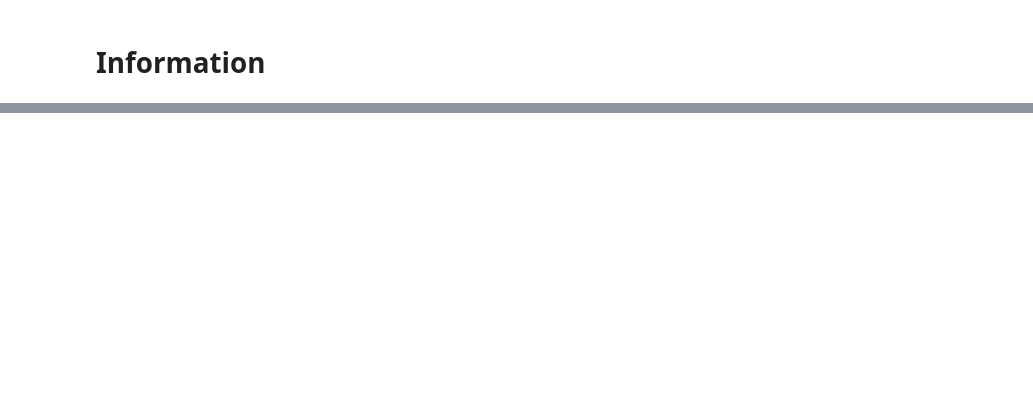
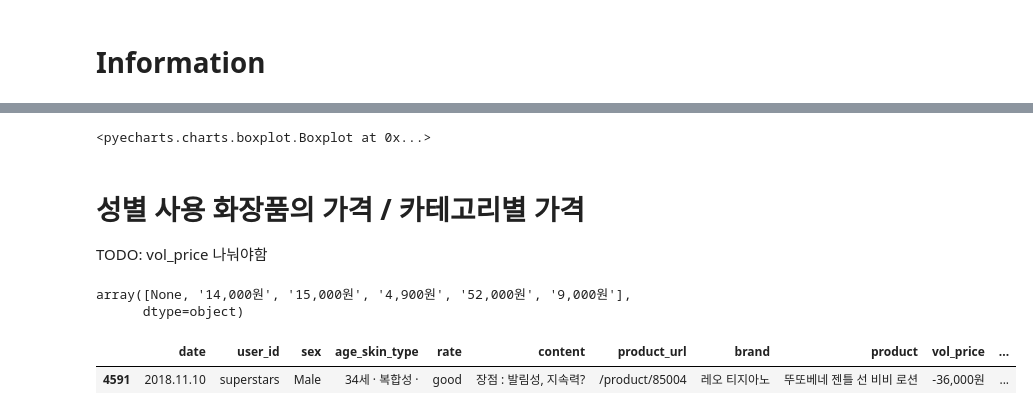
Before and after one commit to DataNetworkAnalysis/Cosmetic-Recommendation-for-Man, a Jupyter notebook: notebook/EDA.ipynb, the cells around one changed output, grey strips where cells are left out. Drawn from its saved outputs; the diff is of its cells as text; code cells hidden in the pictures; blank space fills up the shorter version.

```diff
--- a/notebook/EDA.ipynb
+++ b/notebook/EDA.ipynb
@@ -44,0 +64,29 @@ print('전체 리뷰 수: ',unique_product_df.nb_reviews.sum())
+# %%
+# make unique id
+glowpick['unique_id'] = np.arange(glowpick.shape[0])
+# %%
+# sex type
+sex_dict = {
+    'f':'Female',
+    'm':'Male'
+}
+glowpick.sex = glowpick.sex.map(sex_dict)
+# %%
+# age and skin_type
+age_skin_type_df = glowpick.age_skin_type.str.replace('·','').str.split('  ', expand=True)
+age_skin_type_df.columns = ['age','skin_type']
+age_skin_type_df.skin_type = age_skin_type_df.skin_type.str.strip()
+age_skin_type_df.age = age_skin_type_df.age.str.replace('세','').astype(int)
+glowpick = pd.concat([glowpick,age_skin_type_df], axis=1)
+
+remove_id = glowpick[glowpick.age > 100].unique_id.tolist()
+remove_id.extend(glowpick[glowpick.age < 10].unique_id.tolist())
+print('이상치 수: ',len(remove_id))
+glowpick = glowpick[~glowpick.unique_id.isin(remove_id)]
+
+def age_category(x):
+    for i in range(10,110,10):
+        if x < i:
+            return f'{i}대'
+
+glowpick['age'] = glowpick.age.map(age_category)
@@ -44,0 +175,25 @@ print('전체 리뷰 수: ',unique_product_df.nb_reviews.sum())
+# %%
+boxplot_star = pye.Boxplot("성별 평점 비율", title_pos='center')
+x_axis = ['Female','Male']
+y_axis = boxplot_star.prepare_data(star_lst)
+boxplot_star.add("", x_axis, y_axis)
+boxplot_star
+# %% [output]
+<pyecharts.charts.boxplot.Boxplot at 0x...>
+# %% [markdown]
+# 성별 사용 화장품의 가격 / 카테고리별 가격
+
+TODO: vol_price 나눠야함
+# %%
+for s in ['ea','ml','g']:
+    glowpick['vol_price'] = glowpick.vol_price.str.replace(s,' ')
+# %%
+glowpick.vol_price.str.split(' ',expand=True).iloc[:,2].unique()
+# %% [output]
+array([None, '14,000원', '15,000원', '4,900원', '52,000원', '9,000원'],
+      dtype=object)
+# %%
+glowpick[glowpick.vol_price=='-36,000원']
+# %% [output]
+|  | date | user_id | sex | age_skin_type | rate | content | product_url | brand | product | vol_price | ... |
+| 4591 | 2018.11.10 | superstars | Male | 34세 · 복합성 · | good | 장점 : 발림성, 지속력? | /product/85004 | 레오 티지아노 | 뚜또베네 젠틀 선 비비 로션 | -36,000원 | ... |
```
Also changed, not shown: parts of 27 cells of this notebook, 2 other files.
